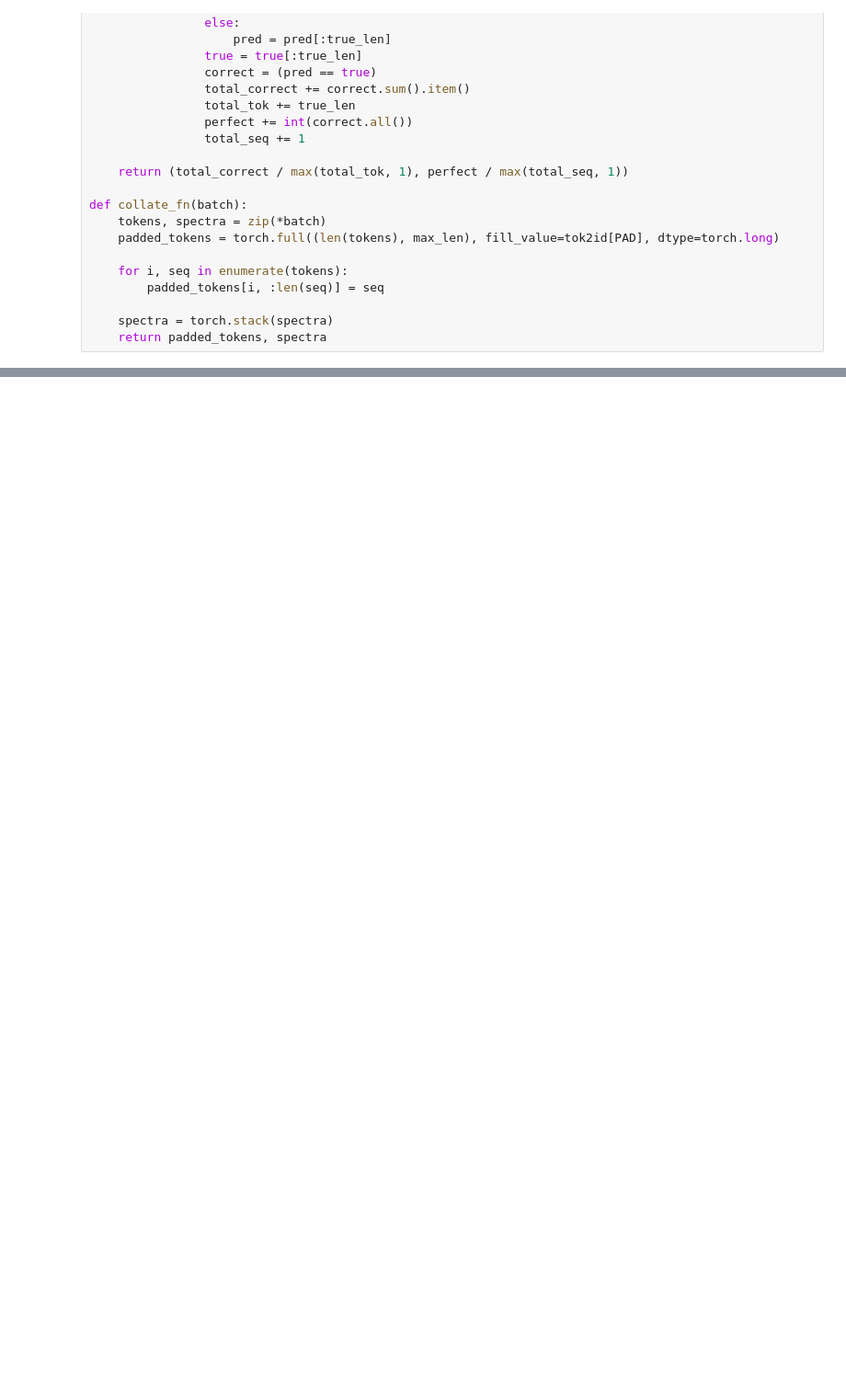
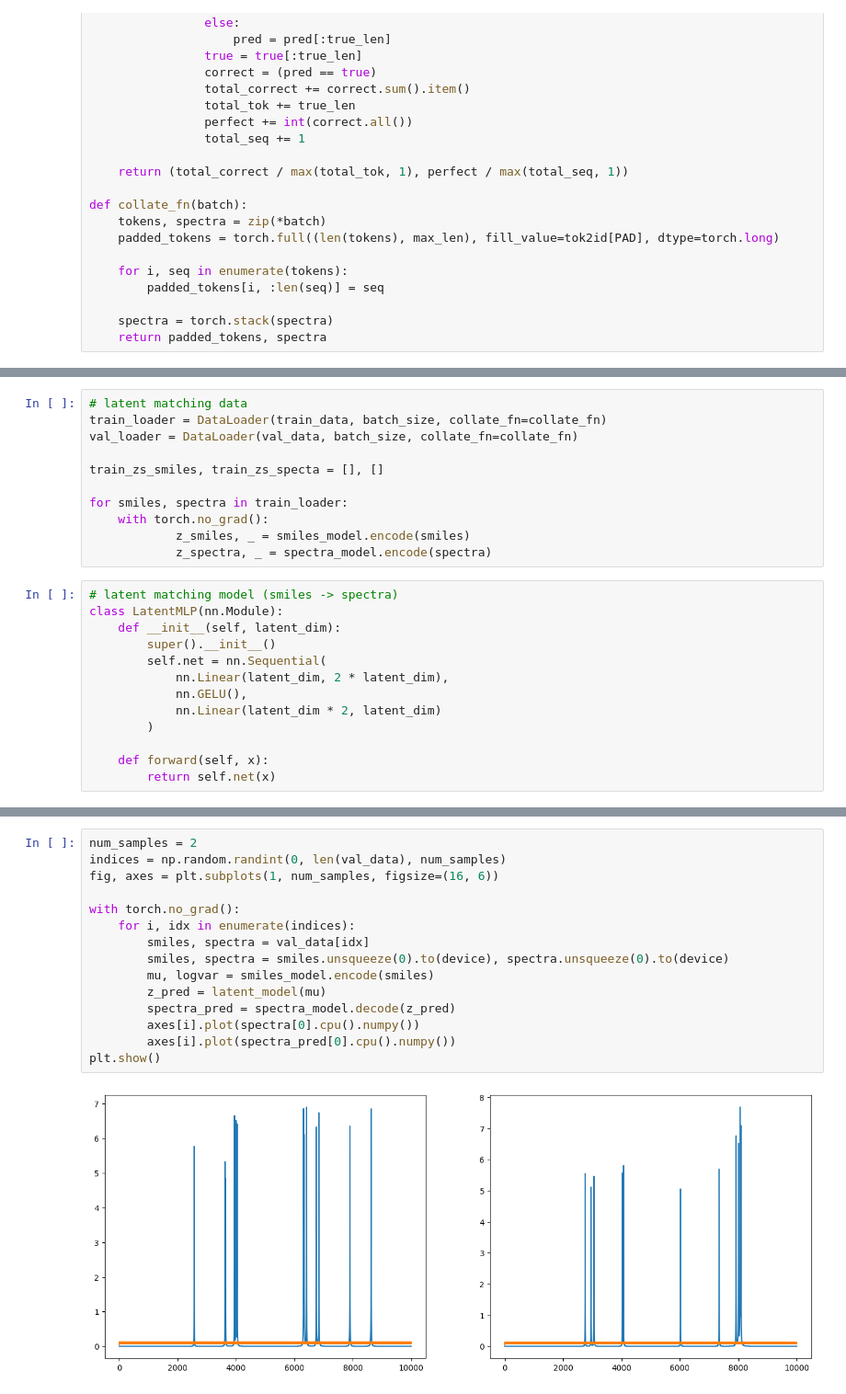
Before and after one commit to JanAndrzejewski050/Spectras-latent-space, a Jupyter notebook: notebooks/smiles-to-spectra.ipynb, the cells around one changed output, grey strips where cells are left out. Shown at 92% size. Cells and saved outputs as stored; diff of their text form; blank space fills up the shorter version.

```diff
--- a/notebooks/smiles-to-spectra.ipynb
+++ b/notebooks/smiles-to-spectra.ipynb
@@ -156,0 +629,24 @@ def collate_fn(batch):
+# %%
+# latent matching data
+train_loader = DataLoader(train_data, batch_size, collate_fn=collate_fn)
+val_loader = DataLoader(val_data, batch_size, collate_fn=collate_fn)
+
+train_zs_smiles, train_zs_specta = [], []
+
+for smiles, spectra in train_loader:
+    with torch.no_grad():
+            z_smiles, _ = smiles_model.encode(smiles)
+            z_spectra, _ = spectra_model.encode(spectra)
+# %%
+# latent matching model (smiles -> spectra)
+class LatentMLP(nn.Module):
+    def __init__(self, latent_dim):
+        super().__init__()
+        self.net = nn.Sequential(
+            nn.Linear(latent_dim, 2 * latent_dim),
+            nn.GELU(),
+            nn.Linear(latent_dim * 2, latent_dim)
+        )
+
+    def forward(self, x):
+        return self.net(x)
@@ -156,0 +697,17 @@ def collate_fn(batch):
+# %%
+num_samples = 2
+indices = np.random.randint(0, len(val_data), num_samples)
+fig, axes = plt.subplots(1, num_samples, figsize=(16, 6))
+
+with torch.no_grad():
+    for i, idx in enumerate(indices):
+        smiles, spectra = val_data[idx]
+        smiles, spectra = smiles.unsqueeze(0).to(device), spectra.unsqueeze(0).to(device)
+        mu, logvar = smiles_model.encode(smiles)
+        z_pred = latent_model(mu)
+        spectra_pred = spectra_model.decode(z_pred)
+        axes[i].plot(spectra[0].cpu().numpy())
+        axes[i].plot(spectra_pred[0].cpu().numpy())
+plt.show()
+# %% [output]
+[figure, added]
```
Also changed, not shown: parts of 10 cells of this notebook, 2 other files.
